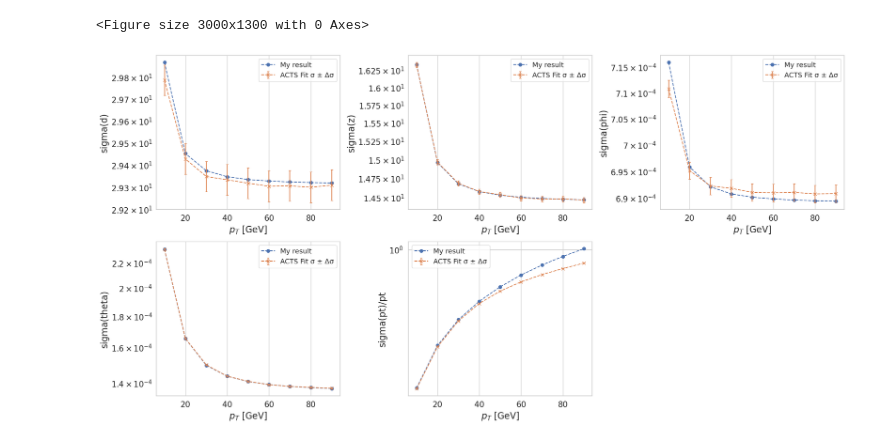
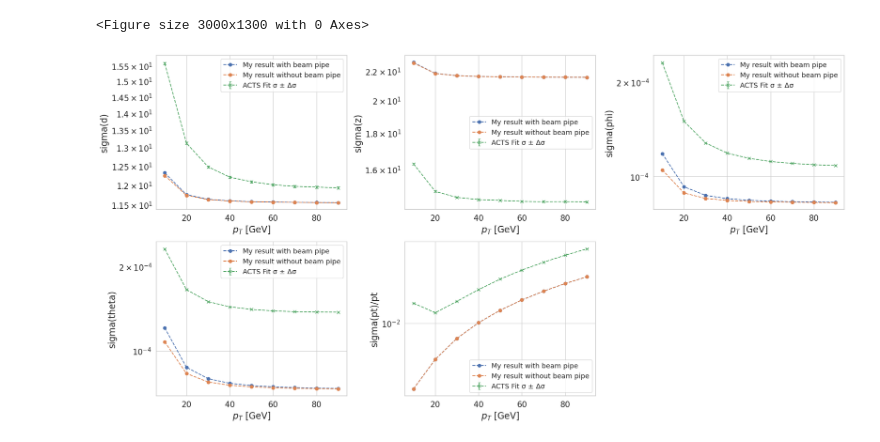
Before and after one commit to dlai211/iris-hep-log, a Jupyter notebook: code/pixel_only.ipynb, the cells around one changed output. Cells and saved outputs as stored; diff of their text form; code cells hidden in the pictures.

```diff
--- a/code/pixel_only.ipynb
+++ b/code/pixel_only.ipynb
@@ -177,5 +172,8 @@ print(f"[saved] {cmp_path}")
 # %%
-path = '/data/jlai/iris-hep/OutputPT_pixel_only/'
+# path = '/data/jlai/iris-hep/OutputPT_pixel_only/'
+# path = '/data/jlai/iris-hep/OutputPT_shortstrip_only/' # no interaction
+path = '/data/jlai/iris-hep/OutputPT/'
+
 var_labels = ['sigma(d)', 'sigma(z)', 'sigma(phi)', 'sigma(theta)', 'sigma(pt)/pt']
 
 y_acts = {label: [] for label in var_labels}
@@ -247,41 +245,42 @@ def cal(inputfile='ODD.txt'):
     for pT_value in pT_values:
         pT_value = int(pT_value)
         p, eta = pT_value, 0
-        B, m = 2, 0.106
+        B, m = 2.6, 0.106
         mydetector = inputfromfile(inputfile, 0)
         calc_result = mydetector.errorcalculation(p, B, eta, m)
 
         for var_label in var_labels:
             y_calc[var_label].append(calc_result[var_label])
     return y_calc
 
 path = '/data/jlai/iris-hep-log/TrackingResolution-3.0/TrackingResolution-3.0/'
 y_calc = cal(path+'ODD.txt')
-y_calc2 = cal(path+'myODD2.txt')
+y_calc2 = cal(path+'ODD_test2.txt')
+# y_calc2 = cal(path+'myODD2.txt')
 # y_calc3 = cal(path+'myODD_pixel_only_best.txt')
-y_calc3 = cal(path+'myODD_best.txt')
+y_calc3 = cal(path+'ODD_test1.txt')
 
 # < -- plot the var vs. pT -- >
 plt.figure(figsize=(20, 10))
 for var_label in var_labels:
     idx = var_labels.index(var_label)
     plt.subplot(231 + idx)
     # plt.plot(pT_values, y_calc[var_label], 'o--', label=f"Default Calculator in zenodo")
-    # plt.plot(pT_values, y_calc2[var_label], 'o--', label=f"Old width Calculator2")
-    plt.plot(pT_values, np.array(y_calc3[var_label]), 'o--', label=f"My result")
+    plt.plot(pT_values, y_calc2[var_label], 'o--', label=f"My result with beam pipe")
+    plt.plot(pT_values, np.array(y_calc3[var_label]), 'o--', label=f"My result without beam pipe")
     # plt.plot(pT_values, y_acts[var_label], 'x--', label=f"ACTS (fit σ)")
     plt.errorbar(pT_values, y_acts[var_label], yerr=y_acts_err[var_label], fmt='x--', capsize=2, label="ACTS Fit σ ± Δσ")
     plt.xlabel(r"$p_T$ [GeV]")
     plt.ylabel(var_label)
     # plt.title(f"{var_label} @ $p_T$ = {p} GeV, η = {eta}")
     plt.yscale('log')
     plt.legend()
     plt.grid(True)
 
 plt.tight_layout()
 plt.show()
 # %% [output]
-[figure, old version]
+[figure, new version]
 # %%
 VAR_LABELS = ['sigma(d)', 'sigma(z)', 'sigma(phi)', 'sigma(theta)']#, 'sigma(pt)/pt']
 
```
Also changed, not shown: parts of 4 cells of this notebook, 19 other files.
